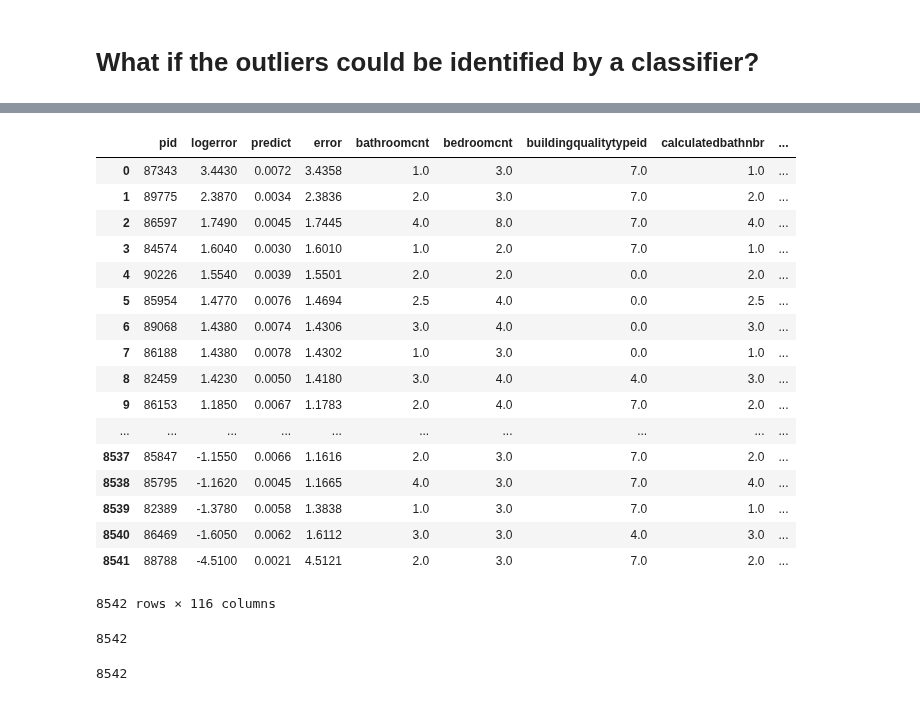
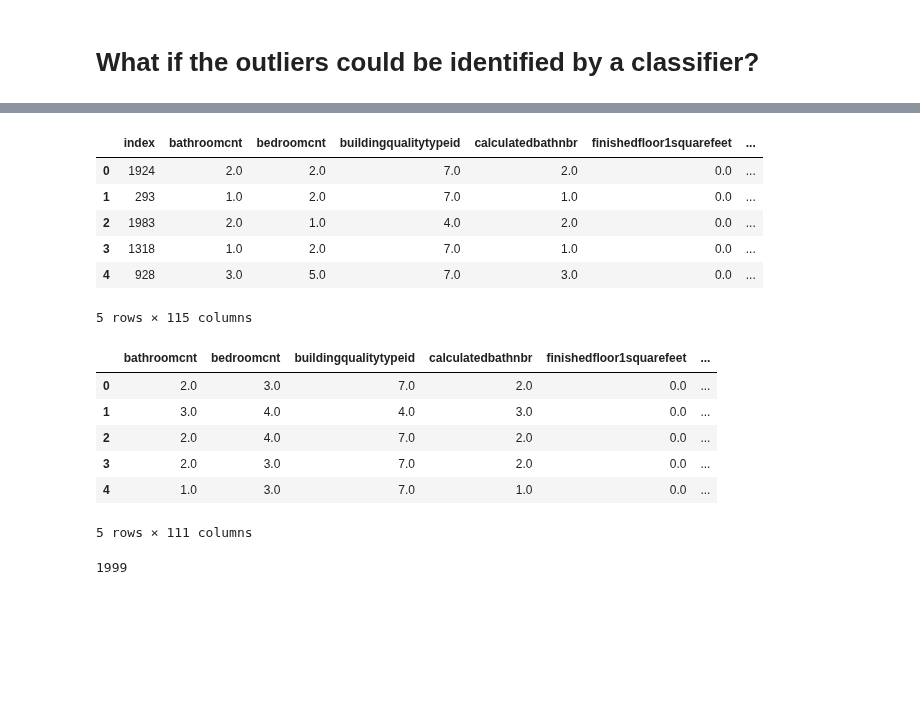
Before and after one commit to Rogue-Y/kaggle-zillow, a Jupyter notebook: Outlier analysis.ipynb, the cells around one changed output, grey strips where cells are left out. Cells and saved outputs as stored; diff of their text form; code cells hidden in the pictures; blank space fills up the shorter version.

```diff
--- a/Outlier analysis.ipynb
+++ b/Outlier analysis.ipynb
@@ -210,0 +190,2 @@ dft=dft.sort_values(by='logerror', ascending=False).reset_index(drop=True)
+# %%
+X_train['absy'] = abs(y_train)
@@ -211,25 +195,7 @@ dft=dft.sort_values(by='logerror', ascending=False).reset_index(drop=True)
+# %%
+X_train=X_train.sort_values(by='absy', ascending=False).reset_index()
+X_test=X_test.sort_values(by='absy', ascending=False).reset_index()
 # %%
-dft['label'] = 0
-dft.loc[dft.index<100,'label']=-1
-dft.loc[dft.index>len(dft)-100,'label']=1
+X_train['label'] = 0
+X_train.loc[X_train.index<2000,'label']=-1
+X_train.loc[X_train.index>len(X_train)-2000,'label']=1
-# %%
-dft
-# %% [output]
-|  | pid | logerror | predict | error | bathroomcnt | bedroomcnt | buildingqualitytypeid | calculatedbathnbr | ... |
-| 0 | 87343 | 3.4430 | 0.0072 | 3.4358 | 1.0 | 3.0 | 7.0 | 1.0 | ... |
-| 1 | 89775 | 2.3870 | 0.0034 | 2.3836 | 2.0 | 3.0 | 7.0 | 2.0 | ... |
-| 2 | 86597 | 1.7490 | 0.0045 | 1.7445 | 4.0 | 8.0 | 7.0 | 4.0 | ... |
-| 3 | 84574 | 1.6040 | 0.0030 | 1.6010 | 1.0 | 2.0 | 7.0 | 1.0 | ... |
-| 4 | 90226 | 1.5540 | 0.0039 | 1.5501 | 2.0 | 2.0 | 0.0 | 2.0 | ... |
-| 5 | 85954 | 1.4770 | 0.0076 | 1.4694 | 2.5 | 4.0 | 0.0 | 2.5 | ... |
-| 6 | 89068 | 1.4380 | 0.0074 | 1.4306 | 3.0 | 4.0 | 0.0 | 3.0 | ... |
-| 7 | 86188 | 1.4380 | 0.0078 | 1.4302 | 1.0 | 3.0 | 0.0 | 1.0 | ... |
-| 8 | 82459 | 1.4230 | 0.0050 | 1.4180 | 3.0 | 4.0 | 4.0 | 3.0 | ... |
-| 9 | 86153 | 1.1850 | 0.0067 | 1.1783 | 2.0 | 4.0 | 7.0 | 2.0 | ... |
-| ... | ... | ... | ... | ... | ... | ... | ... | ... | ... |
-| 8537 | 85847 | -1.1550 | 0.0066 | 1.1616 | 2.0 | 3.0 | 7.0 | 2.0 | ... |
-| 8538 | 85795 | -1.1620 | 0.0045 | 1.1665 | 4.0 | 3.0 | 7.0 | 4.0 | ... |
-| 8539 | 82389 | -1.3780 | 0.0058 | 1.3838 | 1.0 | 3.0 | 7.0 | 1.0 | ... |
-| 8540 | 86469 | -1.6050 | 0.0062 | 1.6112 | 3.0 | 3.0 | 4.0 | 3.0 | ... |
-| 8541 | 88788 | -4.5100 | 0.0021 | 4.5121 | 2.0 | 3.0 | 7.0 | 2.0 | ... |
-8542 rows × 116 columns
@@ -239,0 +206,13 @@ y_df=dft['label']
+# %%
+X_train = X_train[X_train['label']!=0]
+X_test = X_test[X_test['label']!=0]
+# %%
+X_train.head()
+# %% [output]
+|  | index | bathroomcnt | bedroomcnt | buildingqualitytypeid | calculatedbathnbr | finishedfloor1squarefeet | ... |
+| 0 | 1924 | 2.0 | 2.0 | 7.0 | 2.0 | 0.0 | ... |
+| 1 | 293 | 1.0 | 2.0 | 7.0 | 1.0 | 0.0 | ... |
+| 2 | 1983 | 2.0 | 1.0 | 4.0 | 2.0 | 0.0 | ... |
+| 3 | 1318 | 1.0 | 2.0 | 7.0 | 1.0 | 0.0 | ... |
+| 4 | 928 | 3.0 | 5.0 | 7.0 | 3.0 | 0.0 | ... |
+5 rows × 115 columns
@@ -239,0 +225,10 @@ y_df=dft['label']
+# %%
+X_test.head()
+# %% [output]
+|  | bathroomcnt | bedroomcnt | buildingqualitytypeid | calculatedbathnbr | finishedfloor1squarefeet | ... |
+| 0 | 2.0 | 3.0 | 7.0 | 2.0 | 0.0 | ... |
+| 1 | 3.0 | 4.0 | 4.0 | 3.0 | 0.0 | ... |
+| 2 | 2.0 | 4.0 | 7.0 | 2.0 | 0.0 | ... |
+| 3 | 2.0 | 3.0 | 7.0 | 2.0 | 0.0 | ... |
+| 4 | 1.0 | 3.0 | 7.0 | 1.0 | 0.0 | ... |
+5 rows × 111 columns
@@ -240,4 +237,4 @@ y_df=dft['label']
 # %%
-len(y_df)
+len(l_train)
 # %% [output]
-8542
+1999
@@ -246,4 +240,0 @@ X,y=list(map(lambda x: x.as_matrix(), [X_df, y_df]))
-# %%
-len(y)
-# %% [output]
-8542
```
Also changed, not shown: parts of 18 cells of this notebook.
